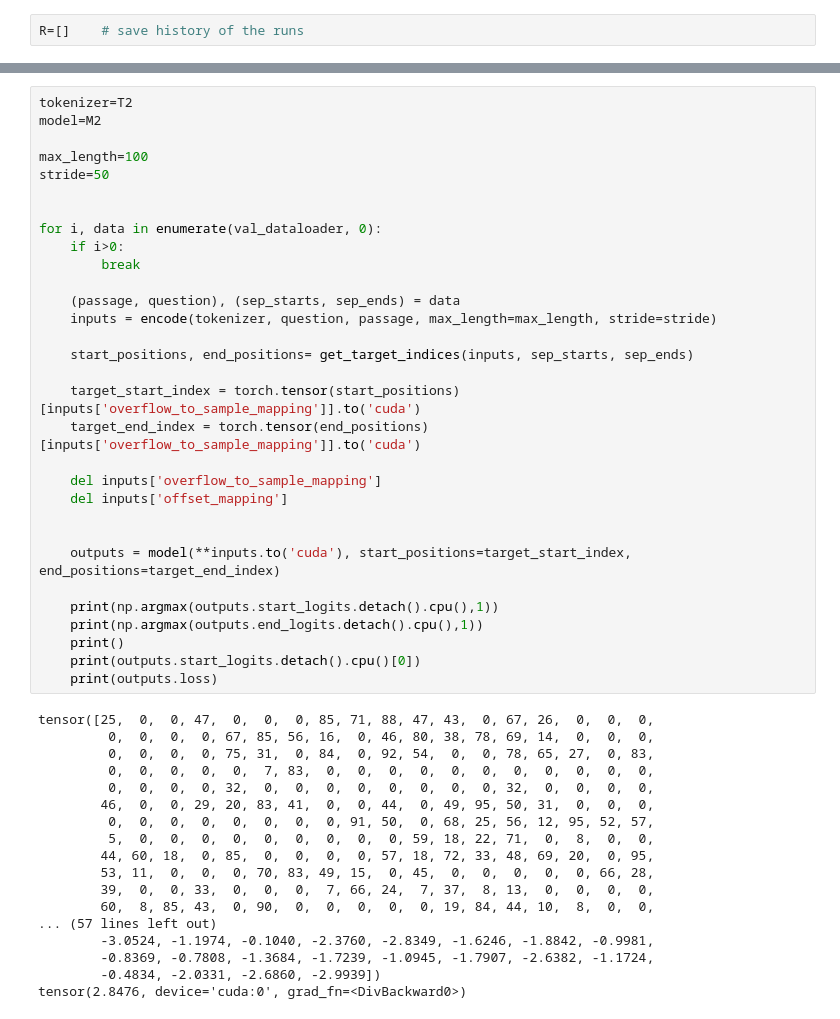
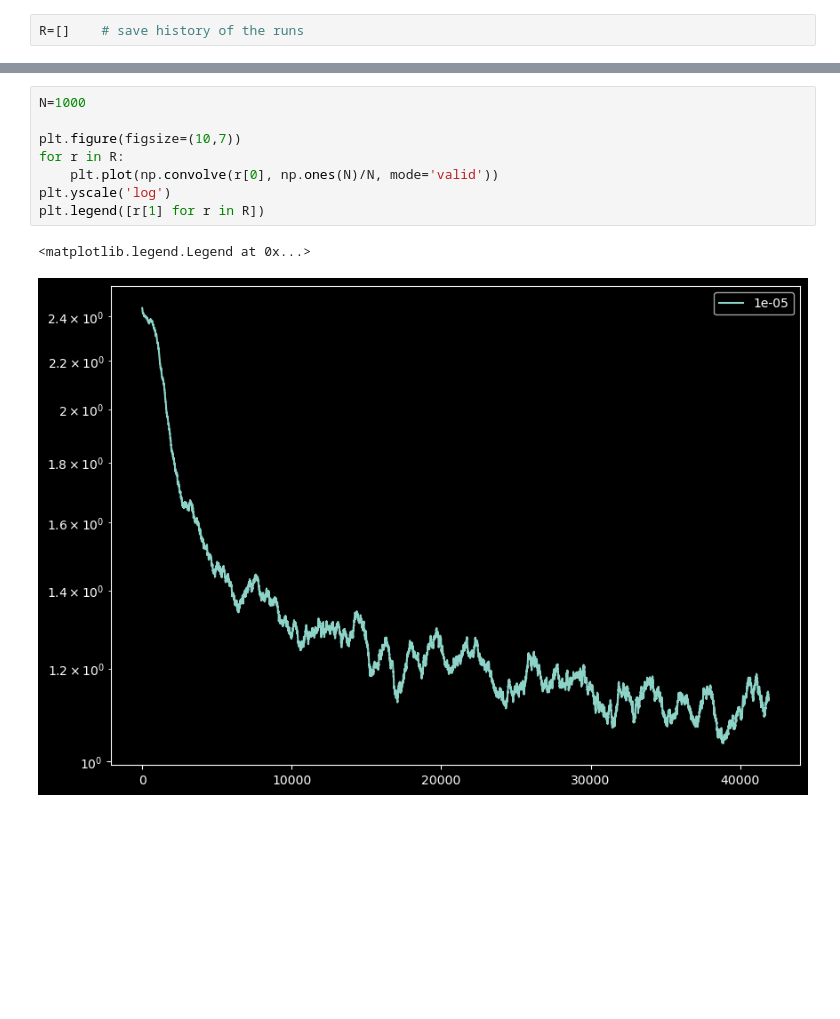
Before and after one commit to RiccardoSpolaor/Question-Answering, a Jupyter notebook: span extractor.ipynb, the cells around one changed output, grey strips where cells are left out. Cells and saved outputs as stored; diff of their text form; blank space fills up the shorter version.

```diff
--- a/span extractor.ipynb
+++ b/span extractor.ipynb
@@ -327,49 +416,11 @@ plt.legend([r[1] for r in R])
-# %%
-tokenizer=T2
-model=M2
-
-max_length=100
-stride=50
-
-
-for i, data in enumerate(val_dataloader, 0):
-    if i>0:
-        break
-
-    (passage, question), (sep_starts, sep_ends) = data
-    inputs = encode(tokenizer, question, passage, max_length=max_length, stride=stride)
-
-    start_positions, end_positions= get_target_indices(inputs, sep_starts, sep_ends)
-
-    target_start_index = torch.tensor(start_positions)[inputs['overflow_to_sample_mapping']].to('cuda')
-    target_end_index = torch.tensor(end_positions)[inputs['overflow_to_sample_mapping']].to('cuda')
-
-    del inputs['overflow_to_sample_mapping']
-    del inputs['offset_mapping']
-
-
-    outputs = model(**inputs.to('cuda'), start_positions=target_start_index, end_positions=target_end_index)
-
-    print(np.argmax(outputs.start_logits.detach().cpu(),1))
-    print(np.argmax(outputs.end_logits.detach().cpu(),1))
-    print()
-    print(outputs.start_logits.detach().cpu()[0])
-    print(outputs.loss)
-# %% [output]
-tensor([25,  0,  0, 47,  0,  0,  0, 85, 71, 88, 47, 43,  0, 67, 26,  0,  0,  0,
-         0,  0,  0,  0, 67, 85, 56, 16,  0, 46, 80, 38, 78, 69, 14,  0,  0,  0,
-         0,  0,  0,  0, 75, 31,  0, 84,  0, 92, 54,  0,  0, 78, 65, 27,  0, 83,
-         0,  0,  0,  0,  0,  7, 83,  0,  0,  0,  0,  0,  0,  0,  0,  0,  0,  0,
-         0,  0,  0,  0, 32,  0,  0,  0,  0,  0,  0,  0,  0, 32,  0,  0,  0,  0,
-        46,  0,  0, 29, 20, 83, 41,  0,  0, 44,  0, 49, 95, 50, 31,  0,  0,  0,
-         0,  0,  0,  0,  0,  0,  0,  0, 91, 50,  0, 68, 25, 56, 12, 95, 52, 57,
-         5,  0,  0,  0,  0,  0,  0,  0,  0,  0, 59, 18, 22, 71,  0,  8,  0,  0,
-        44, 60, 18,  0, 85,  0,  0,  0,  0, 57, 18, 72, 33, 48, 69, 20,  0, 95,
-        53, 11,  0,  0,  0, 70, 83, 49, 15,  0, 45,  0,  0,  0,  0,  0, 66, 28,
-        39,  0,  0, 33,  0,  0,  0,  7, 66, 24,  7, 37,  8, 13,  0,  0,  0,  0,
-        60,  8, 85, 43,  0, 90,  0,  0,  0,  0,  0, 19, 84, 44, 10,  8,  0,  0,
-... (57 lines left out)
-        -3.0524, -1.1974, -0.1040, -2.3760, -2.8349, -1.6246, -1.8842, -0.9981,
-        -0.8369, -0.7808, -1.3684, -1.7239, -1.0945, -1.7907, -2.6382, -1.1724,
-        -0.4834, -2.0331, -2.6860, -2.9939])
-tensor(2.8476, device='cuda:0', grad_fn=<DivBackward0>)
+# %%
+N=1000
+
+plt.figure(figsize=(10,7))
+for r in R:
+    plt.plot(np.convolve(r[0], np.ones(N)/N, mode='valid'))
+plt.yscale('log')
+plt.legend([r[1] for r in R])
+# %% [output]
+<matplotlib.legend.Legend at 0x...>
+[figure, added]
```
Also changed, not shown: parts of 14 cells of this notebook.
